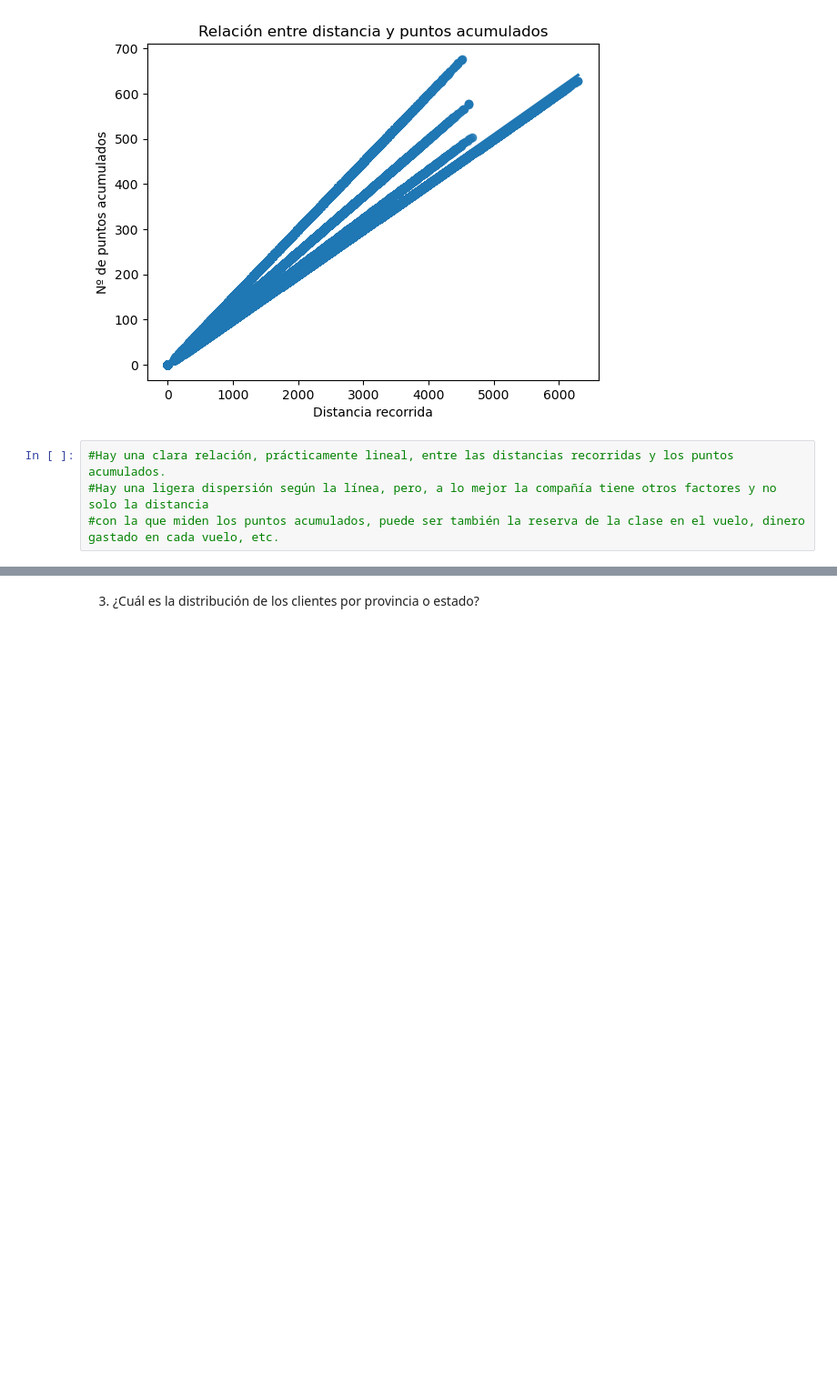
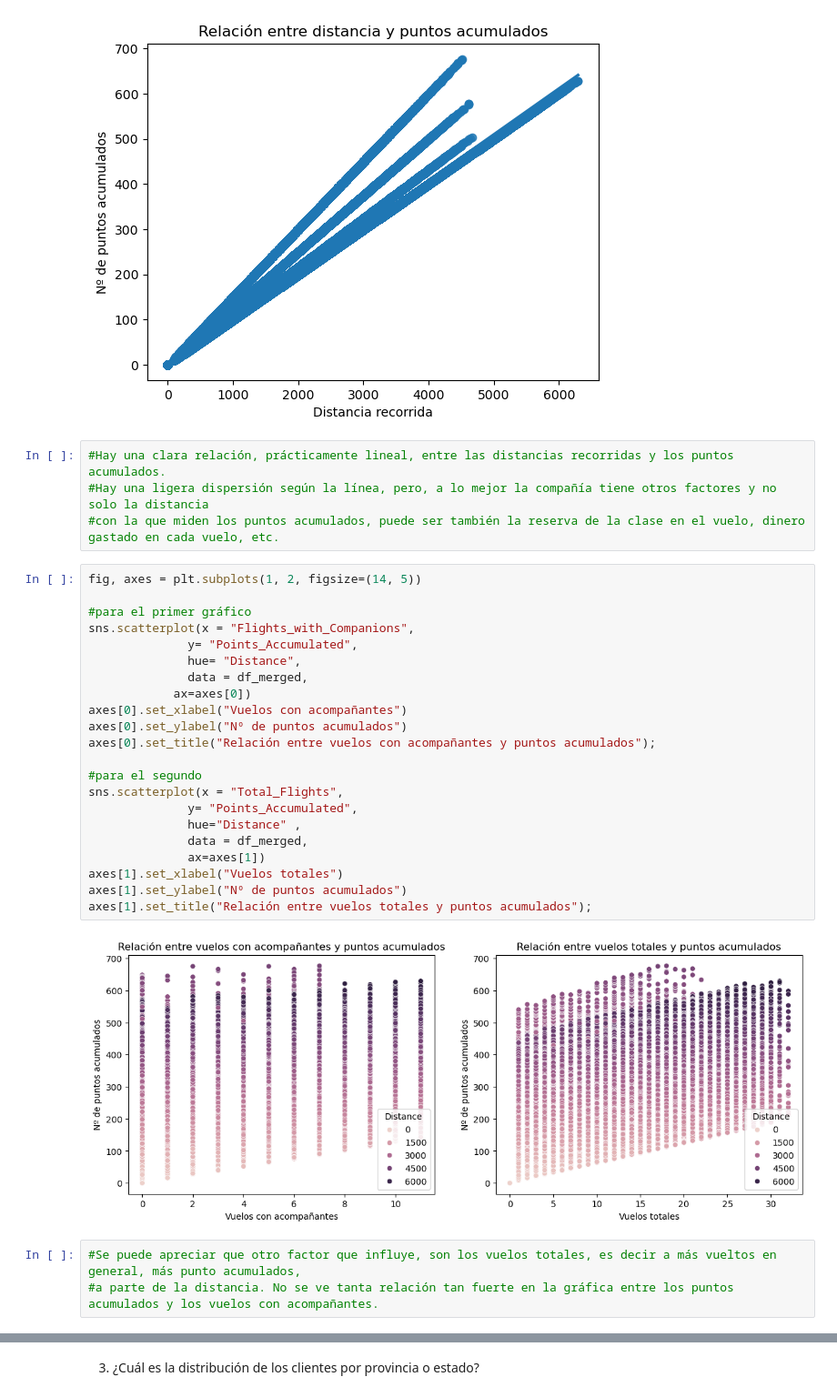
Before and after one commit to Adalab/bda-modulo-3-evaluacion-final-BiancaGemarR, a Jupyter notebook: visualizacion2.0_evaluacion.ipynb, the cells around one changed output, grey strips where cells are left out. Shown at 91% size. Drawn from its saved outputs; the diff is of its cells as text; blank space fills up the shorter version.

Commit message:
parte 2 acabada

```diff
--- a/visualizacion2.0_evaluacion.ipynb
+++ b/visualizacion2.0_evaluacion.ipynb
@@ -125,3 +125,30 @@ Text(0.5, 1.0, 'Relación entre distancia y puntos acumulados')
 #Hay una clara relación, prácticamente lineal, entre las distancias recorridas y los puntos acumulados.
 #Hay una ligera dispersión según la línea, pero, a lo mejor la compañía tiene otros factores y no solo la distancia
 #con la que miden los puntos acumulados, puede ser también la reserva de la clase en el vuelo, dinero gastado en cada vuelo, etc.
+# %%
+fig, axes = plt.subplots(1, 2, figsize=(14, 5))
+
+#para el primer gráfico
+sns.scatterplot(x = "Flights_with_Companions",
+              y= "Points_Accumulated",
+              hue= "Distance",
+              data = df_merged,
+            ax=axes[0])
+axes[0].set_xlabel("Vuelos con acompañantes")
+axes[0].set_ylabel("Nº de puntos acumulados")
+axes[0].set_title("Relación entre vuelos con acompañantes y puntos acumulados");
+
+#para el segundo
+sns.scatterplot(x = "Total_Flights",
+              y= "Points_Accumulated",
+              hue="Distance" ,
+              data = df_merged,
+              ax=axes[1])
+axes[1].set_xlabel("Vuelos totales")
+axes[1].set_ylabel("Nº de puntos acumulados")
+axes[1].set_title("Relación entre vuelos totales y puntos acumulados");
+# %% [output]
+[figure, added]
+# %%
+#Se puede apreciar que otro factor que influye, son los vuelos totales, es decir a más vueltos en general, más punto acumulados,
+#a parte de la distancia. No se ve tanta relación tan fuerte en la gráfica entre los puntos acumulados y los vuelos con acompañantes.
```
Also changed, not shown: parts of 10 cells of this notebook.
